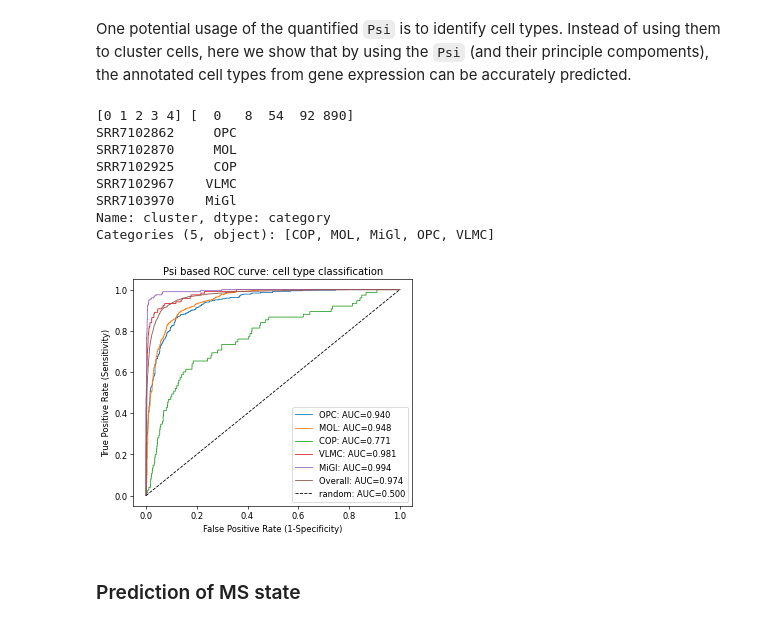
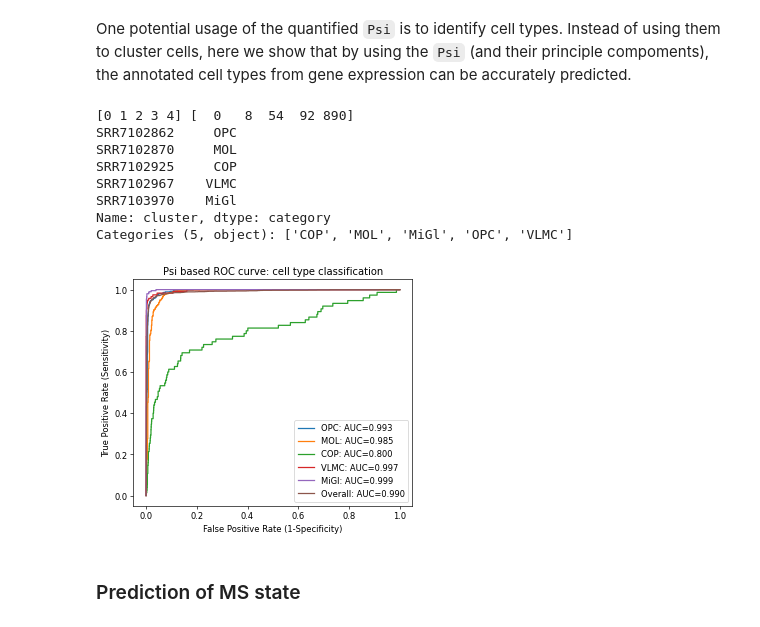
Before and after one commit to huangyh09/brie-tutorials, a Jupyter notebook: msEAE/brie2_msEAE.ipynb, the cells around one changed output. Cells and saved outputs as stored; diff of their text form; code cells hidden in the pictures.

```diff
--- a/msEAE/brie2_msEAE.ipynb
+++ b/msEAE/brie2_msEAE.ipynb
@@ -76,6 +78,11 @@ Change gene index from Ensemebl id to gene name
 adata.var['old_index'] = adata.var.index
 new_index = [adata.var.GeneName[i] + adata.var.GeneID[i][18:] for i in range(adata.shape[1])]
 adata.var.index = new_index
+# %%
+# if the index is bytes, change it to str
+
+adata.var.index = [x.decode('utf-8') if type(x) == bytes else x for x in adata.var.index]
+adata.obs.index = [x.decode('utf-8') if type(x) == bytes else x for x in adata.obs.index]
 # %% [markdown]
 Add the cell annotations from input covariates
 # %%
@@ -156,6 +163,13 @@ print(np.mean(adata.var['old_index'] == adata_aggr.var.index))
 adata_aggr.var.index = adata.var.index
 # %% [output]
 1.0
+# %%
+# if the index is bytes, change it to str
+
+adata_aggr.var.index = [x.decode('utf-8') if type(x) == bytes else x
+                        for x in adata_aggr.var.index]
+adata_aggr.obs.index = [x.decode('utf-8') if type(x) == bytes else x
+                        for x in adata_aggr.obs.index]
 # %% [markdown]
 #### Add meta data and gene-level annotation
 Cell annotations and UMAP from gene-level expression. You can add any additional annotation.
@@ -234,8 +248,10 @@ sc.pl.violin(adata_aggr, ['App.AS2', 'Mbp.AS3', 'Emc10'],
 # %% [markdown]
 For downstream analysis, we only using splicing events that have been detected as differential splicing events. As mentioned earlier, the `Psi` is re-quantified by not using the cell-level information.
 # %%
-idx = list(adata.varm['fdr'][:, 0] < 0.05)
-adata_psi = adata_aggr[:, idx]
+# idx = list(adata.varm['fdr'][:, 0] < 0.05)
+# adata_psi = adata_aggr[:, idx]
+
+adata_psi = adata_aggr.copy()
 
 adata_psi.layers['X'] = adata_psi.X.astype(np.float64)
 adata_psi.X = adata_psi.layers['Psi']
@@ -306,7 +324,7 @@ SRR7102925     COP
 SRR7102967    VLMC
 SRR7103970    MiGl
 Name: cluster, dtype: category
-Categories (5, object): [COP, MOL, MiGl, OPC, VLMC]
+Categories (5, object): ['COP', 'MOL', 'MiGl', 'OPC', 'VLMC']
 # %%
 import scipy.stats as st
 from sklearn import linear_model
@@ -325,21 +343,21 @@ Y2_pre, Y2_score = CV.cv_classification(model=LogisticRegression, folds=10)
 # %%
 fig = plt.figure(figsize=(6, 5), dpi=60)
 # ROC_plot(Y1, Y1_score[:,1], label="Random Forest", base_line=False)
 # ROC_plot(Y1, Y2_score[:,1], label="Logistic Regress")
 
 for i in range(5):
     ROC_plot(Y1 == i, Y2_score[:,i],
-             label=adata_psi.obs['cluster'][_idx[i]],
+             legend_label=adata_psi.obs['cluster'][_idx[i]],
              base_line=False)
 ROC_plot(np.concatenate([Y1 == i for i in range(5)]),
-         Y2_score.T.reshape(-1), label='Overall')
+         Y2_score.T.reshape(-1), legend_label='Overall')
 
 plt.title("Psi based ROC curve: cell type classification")
 
 # fig.savefig(dat_dir + '../../figures/fig_s7_classification.pdf', dpi=300, bbox_inches='tight')
 plt.show()
 # %% [output]
-[figure, old version]
+[figure, new version]
 # %% [markdown]
 ### Prediction of MS state
 # %% [markdown]
```
Also changed, not shown: parts of 14 cells of this notebook, 3 other files.
